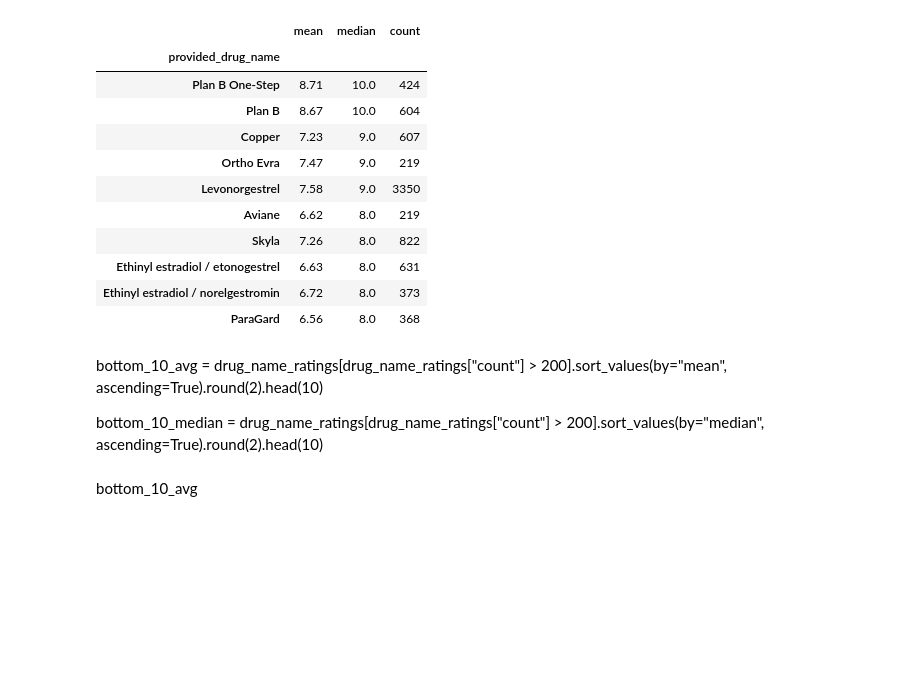
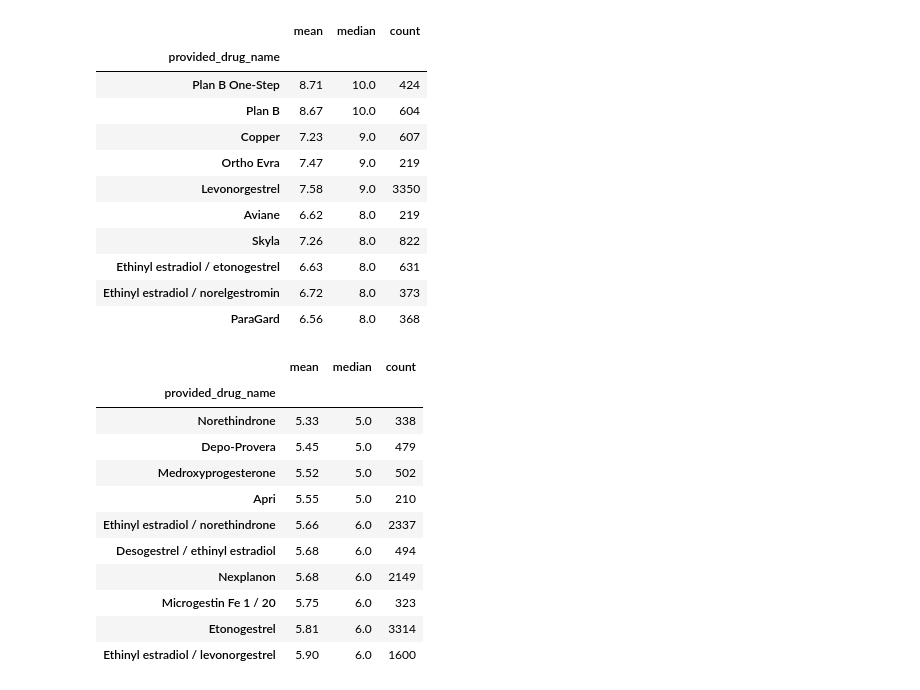
Before and after one commit to celefigs/collaborative_project, a Jupyter notebook: natalia_copy/THIS_EDA_60.ipynb, the cells around one changed output. Saved outputs shown, nothing was run; the diff lists cells and outputs as text; code cells hidden in the pictures; blank space fills up the shorter version.

```diff
--- a/natalia_copy/THIS_EDA_60.ipynb
+++ b/natalia_copy/THIS_EDA_60.ipynb
@@ -449,8 +499,21 @@ top_10_median
 # %%
 #what about the lowest performing drugs?
-# %% [markdown]
-bottom_10_avg = drug_name_ratings[drug_name_ratings["count"] > 200].sort_values(by="mean", ascending=True).round(2).head(10)
-
-bottom_10_median = drug_name_ratings[drug_name_ratings["count"] > 200].sort_values(by="median", ascending=True).round(2).head(10)
-# %% [markdown]
-bottom_10_avg
+# %%
+bottom_10_avg = drug_name_ratings[drug_name_ratings["count"] > 200].sort_values(by="mean", ascending=True).round(2).head(10)
+
+bottom_10_median = drug_name_ratings[drug_name_ratings["count"] > 200].sort_values(by="median", ascending=True).round(2).head(10)
+# %%
+bottom_10_avg
+# %% [output]
+|  | mean | median | count |
+| provided_drug_name |  |  |  |
+| Norethindrone | 5.33 | 5.0 | 338 |
+| Depo-Provera | 5.45 | 5.0 | 479 |
+| Medroxyprogesterone | 5.52 | 5.0 | 502 |
+| Apri | 5.55 | 5.0 | 210 |
+| Ethinyl estradiol / norethindrone | 5.66 | 6.0 | 2337 |
+| Desogestrel / ethinyl estradiol | 5.68 | 6.0 | 494 |
+| Nexplanon | 5.68 | 6.0 | 2149 |
+| Microgestin Fe 1 / 20 | 5.75 | 6.0 | 323 |
+| Etonogestrel | 5.81 | 6.0 | 3314 |
+| Ethinyl estradiol / levonorgestrel | 5.90 | 6.0 | 1600 |
```
Also changed, not shown: parts of 13 cells of this notebook.
